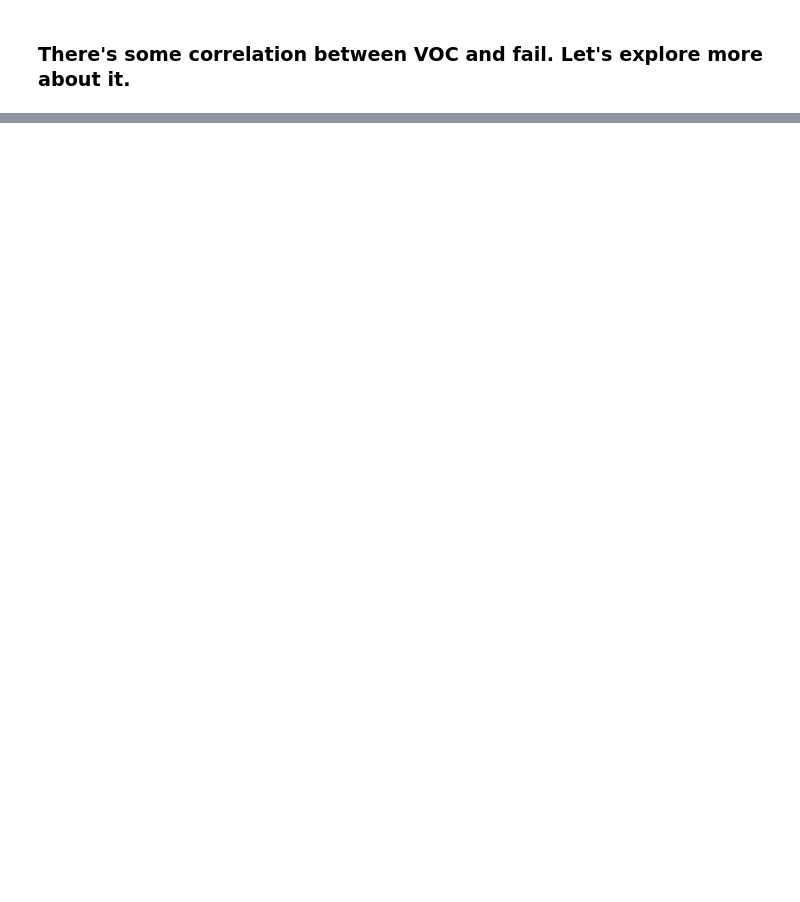
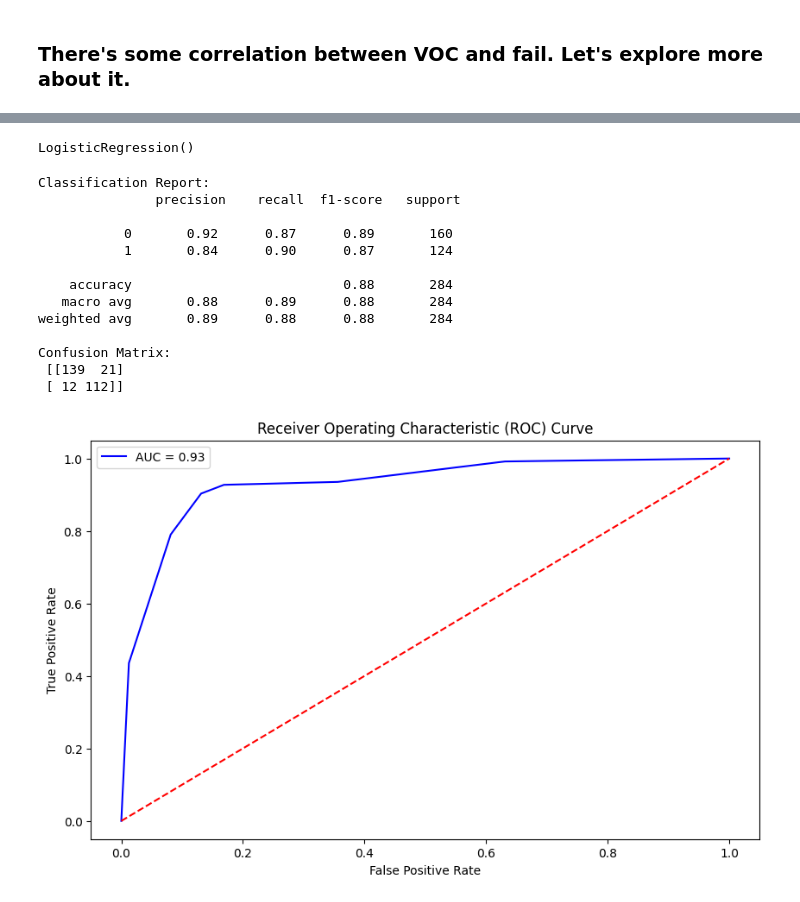
Before and after one commit to GabrielFersPin/MachineFailurePrediction, a Jupyter notebook: MachineFailure.ipynb, the cells around one changed output, grey strips where cells are left out. Saved outputs shown, nothing was run; the diff lists cells and outputs as text; code cells hidden in the pictures; blank space fills up the shorter version.

```diff
--- a/MachineFailure.ipynb
+++ b/MachineFailure.ipynb
@@ -65,0 +82,50 @@ df['VOC']
+# %%
+from sklearn.linear_model import LogisticRegression
+
+# Train the logistic regression model
+model = LogisticRegression()
+model.fit(X_train, y_train)
+# %% [output]
+LogisticRegression()
+# %%
+from sklearn.metrics import classification_report, confusion_matrix, roc_curve, roc_auc_score
+
+# Predict on the test set
+y_pred = model.predict(X_test)
+y_prob = model.predict_proba(X_test)[:, 1]
+
+# Classification report
+print("Classification Report:\n", classification_report(y_test, y_pred))
+
+# Confusion matrix
+print("Confusion Matrix:\n", confusion_matrix(y_test, y_pred))
+
+# ROC curve and AUC
+fpr, tpr, thresholds = roc_curve(y_test, y_prob)
+roc_auc = roc_auc_score(y_test, y_prob)
+
+# Plot the ROC curve
+import matplotlib.pyplot as plt
+plt.figure(figsize=(10, 6))
+plt.plot(fpr, tpr, color='blue', label=f'AUC = {roc_auc:.2f}')
+plt.plot([0, 1], [0, 1], color='red', linestyle='--')
+plt.xlabel('False Positive Rate')
+plt.ylabel('True Positive Rate')
+plt.title('Receiver Operating Characteristic (ROC) Curve')
+plt.legend()
+plt.show()
+# %% [output]
+Classification Report:
+               precision    recall  f1-score   support
+
+           0       0.92      0.87      0.89       160
+           1       0.84      0.90      0.87       124
+
+    accuracy                           0.88       284
+   macro avg       0.88      0.89      0.88       284
+weighted avg       0.89      0.88      0.88       284
+
+Confusion Matrix:
+ [[139  21]
+ [ 12 112]]
+[figure, added]
```
Also changed, not shown: parts of 7 cells of this notebook.
